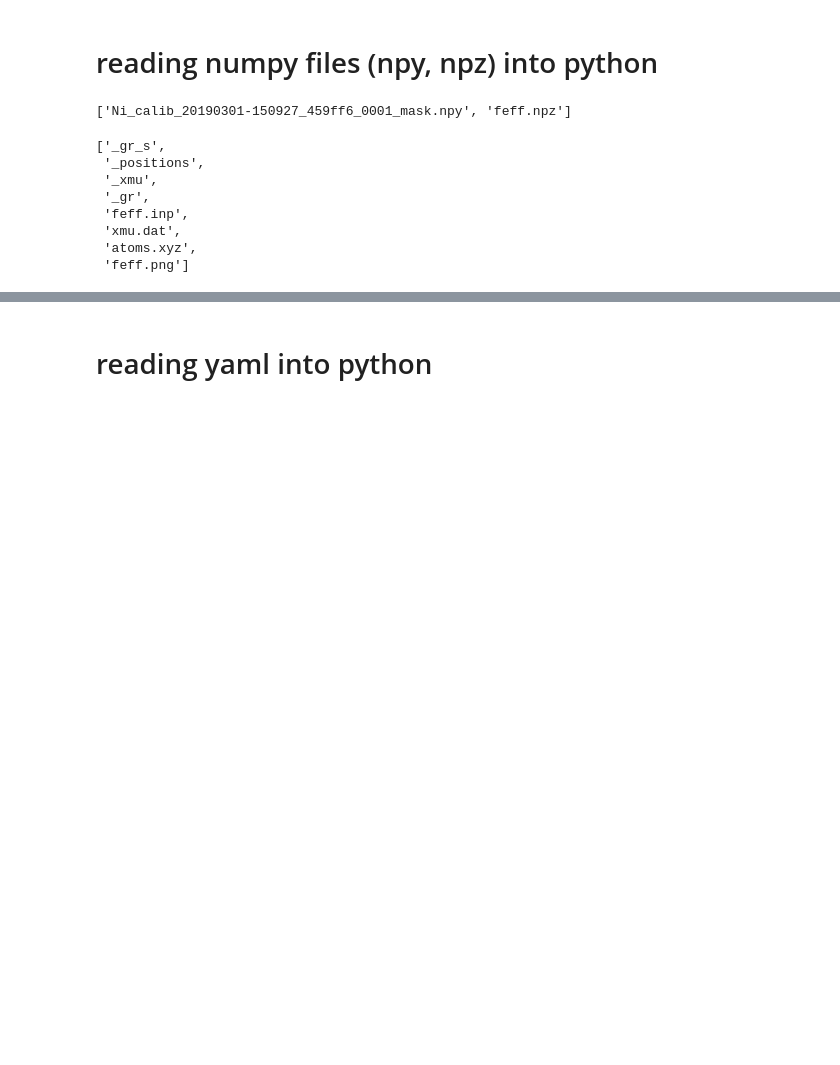
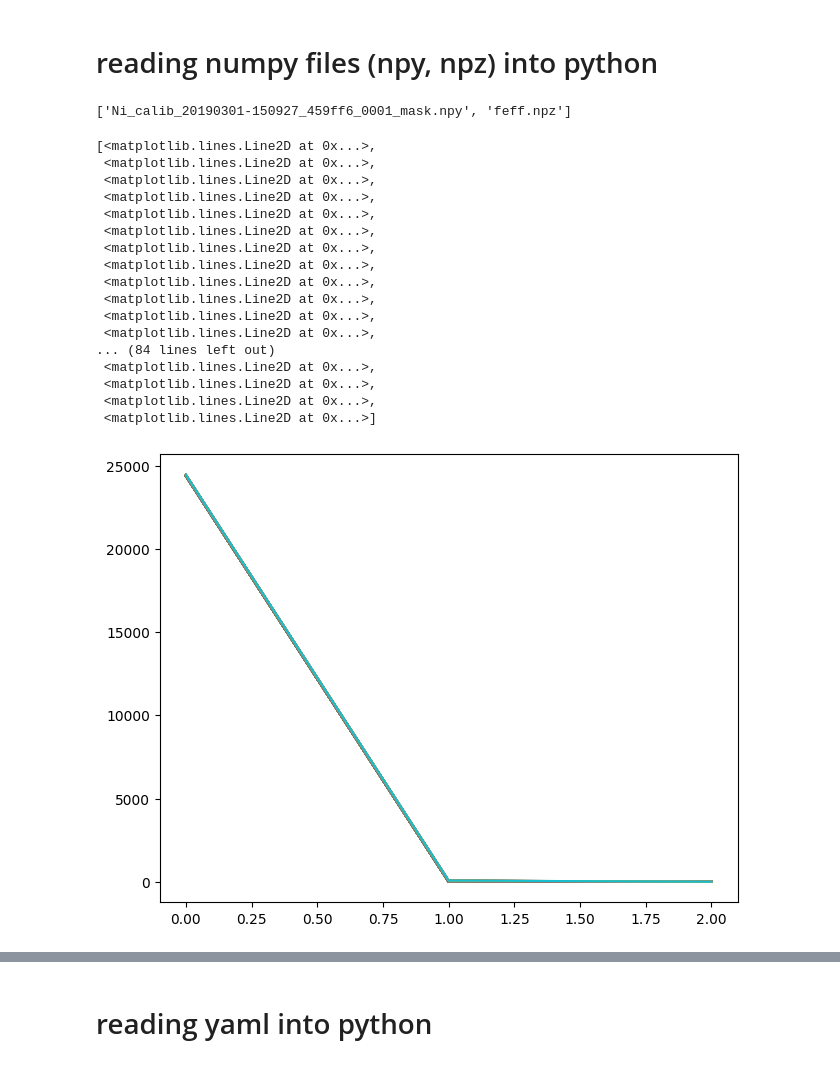
Before and after one commit to MehmetTopsakal/pySULI, a Jupyter notebook: notebooks/000.read_research_data_into_python.ipynb, the cells around one changed output, grey strips where cells are left out. Saved outputs shown, nothing was run; the diff lists cells and outputs as text; code cells hidden in the pictures; blank space fills up the shorter version.

```diff
--- a/notebooks/000.read_research_data_into_python.ipynb
+++ b/notebooks/000.read_research_data_into_python.ipynb
@@ -331,13 +300,25 @@ os.listdir()
 # %%
 ds = np.load('feff.npz')
 ls = list(ds.keys())
 ls
+dset = ds['_xmu']
+plt.plot(dset)
 # %% [output]
-['_gr_s',
- '_positions',
- '_xmu',
- '_gr',
- 'feff.inp',
- 'xmu.dat',
- 'atoms.xyz',
- 'feff.png']
+[<matplotlib.lines.Line2D at 0x...>,
+ <matplotlib.lines.Line2D at 0x...>,
+ <matplotlib.lines.Line2D at 0x...>,
+ <matplotlib.lines.Line2D at 0x...>,
+ <matplotlib.lines.Line2D at 0x...>,
+ <matplotlib.lines.Line2D at 0x...>,
+ <matplotlib.lines.Line2D at 0x...>,
+ <matplotlib.lines.Line2D at 0x...>,
+ <matplotlib.lines.Line2D at 0x...>,
+ <matplotlib.lines.Line2D at 0x...>,
+ <matplotlib.lines.Line2D at 0x...>,
+ <matplotlib.lines.Line2D at 0x...>,
+... (84 lines left out)
+ <matplotlib.lines.Line2D at 0x...>,
+ <matplotlib.lines.Line2D at 0x...>,
+ <matplotlib.lines.Line2D at 0x...>,
+ <matplotlib.lines.Line2D at 0x...>]
+[figure, added]
```
Also changed, not shown: parts of 6 cells of this notebook.
